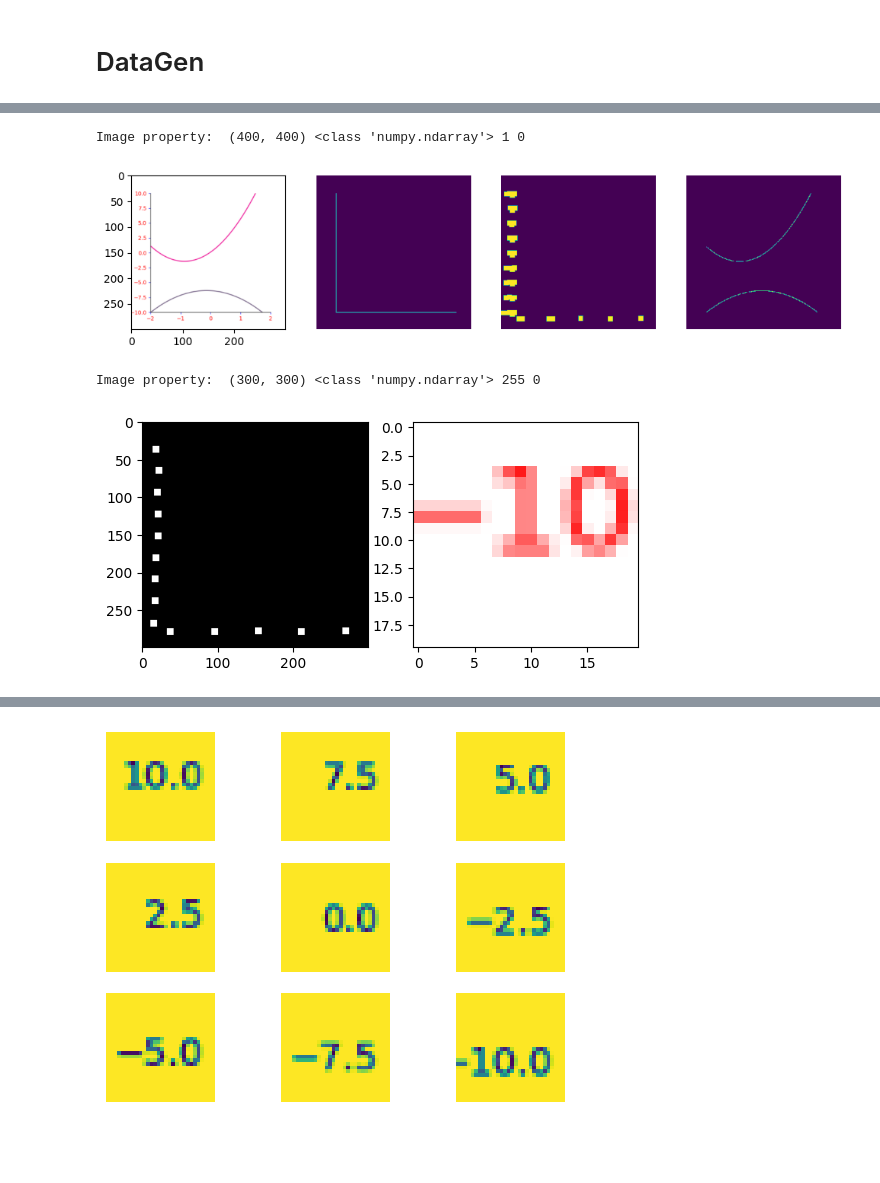
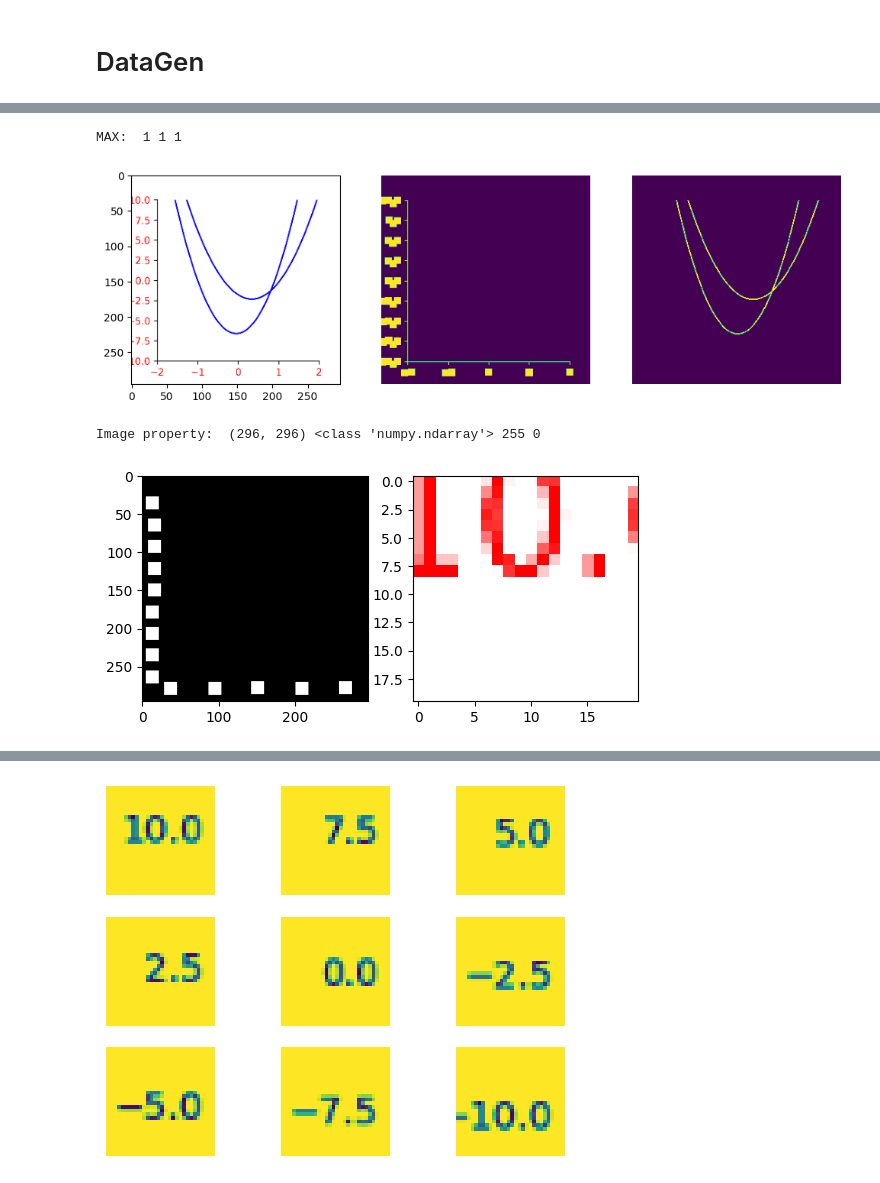
Before and after one commit to khachaturyan-1991/PlotExtract, a Jupyter notebook: TextBeast.ipynb, the cells around one changed output, grey strips where cells are left out. Cells and saved outputs as stored; diff of their text form; code cells hidden in the pictures; blank space fills up the shorter version.

Commit message:
the first working prototype (withough y-axis) for image size 300;

```diff
--- a/TextBeast.ipynb
+++ b/TextBeast.ipynb
@@ -35,3 +33,18 @@ from utils import load_model
 %matplotlib inline
 # %% [markdown]
 # DataGen
+# %%
+plots_loader = create_plots_loader(mode="train", num_samples=16,
+                                   batch_size=16, shuffle=True)
+
+for plot_img, mask in plots_loader:
+    break
+
+_, ax = plt.subplots(1, 3, figsize=(8, 4))
+ax[0].imshow(np.transpose(plot_img[0], (1, 2, 0)))
+ax[0].set_title("image")
+ax[1].imshow(mask[0][0])
+ax[1].set_title("labels")
+ax[2].imshow(mask[0][1])
+ax[2].set_title("plots")
+plt.show()
@@ -52,16 +68,15 @@ class GenerateDataset(Dataset):
     def within_tolerance(self, img, color, tol):
         return np.all(np.abs(img - np.array(color) * 255) <= tol, axis=-1)
 
-    def create_mask_with_squares(self, image, square_size=12):
+    def create_mask_with_squares(self, image, square_size=15):
         # Create a blank mask of the same size as the input image
         mask = np.zeros_like(image, dtype=np.uint8)
 
         # Find connected components (labels each connected group of pixels)
-        print("Image property: ", image.shape, type(image), image.max(), image.min())
         num_labels, labels, stats, centroids = cv2.connectedComponentsWithStats(image)
 
         # Calculate the half size of the square to center it on each tick/number
-        half_size = square_size // 2
+        half_size = square_size #  // 2
 
         # Loop through each centroid and draw a square
         for (x, y) in centroids[1:]:  # Skipping the first centroid (background)
@@ -70,32 +85,31 @@ class GenerateDataset(Dataset):
             bottom_right = (min(mask.shape[1], x + half_size), min(mask.shape[0], y + half_size))
             cv2.rectangle(mask, top_left, bottom_right, (255, 255, 255), thickness=-1)
 
-        return mask
+        return mask // 255
 
     def __getitem__(self, idx):
 
         x = np.linspace(-2, 2, 100)
 
-        fig, ax = plt.subplots(figsize=self.fig_size)
+        fig, ax = plt.subplots(figsize=self.fig_size, dpi = 300)
         ax.set_xlim(-2, 2)
         ax.set_ylim(-10, 10)
 
         axes_color = [0.0, 0.0, 0.0]
         axes_labels = [1.0, 0.0, 0.0]
-        axes_ticks = [0.0, 0.0, 1.0]
 
         N_OF_PLOTS = 2
         coefs, line_colors = {}, {}
         for i in range(N_OF_PLOTS):
             coefs[i] = np.random.uniform(-8, 8, 3)
             y = np.poly1d(coefs[i])
-            line_colors[i] = np.random.uniform(0, 1, 3).round(2)
+            line_colors[i] = [0.0, 0.0, 1.0]  # np.random.uniform(0, 1, 3).round(2)
             ax.plot(x, y(x), color=line_colors[i])
 
         ax.tick_params(axis='x', colors='red')
         ax.tick_params(axis='y', colors='red')
-        ax.tick_params(axis='x', which='both', color='blue')
-        ax.tick_params(axis='y', which='both', color='blue')
+        ax.tick_params(axis='x', which='both', color='black')
+        ax.tick_params(axis='y', which='both', color='black')
         ax.spines['top'].set_visible(False)
         ax.spines['right'].set_visible(False)
 
@@ -106,7 +120,6 @@ class GenerateDataset(Dataset):
         image = image[:, :, :3]
 
         axes_mask = np.zeros(image.shape[:2], dtype=np.uint8)
-        tick_mask = np.zeros(image.shape[:2], dtype=np.uint8)
         label_mask = np.zeros(image.shape[:2], dtype=np.uint8)
         plot_mask = np.zeros(image.shape[:2], dtype=np.uint8)
 
@@ -116,7 +129,8 @@ class GenerateDataset(Dataset):
         for i in range(N_OF_PLOTS):
             plot_mask[self.within_tolerance(image, line_colors[i], self.tolerance[1])] = 1
 
-        mask = np.stack((axes_mask, label_mask, plot_mask), axis=0)
+        print("MAX: ", axes_mask.max(), label_mask.max(), plot_mask.max())
+        mask = np.stack((axes_mask + label_mask, plot_mask), axis=0) # np.stack((axes_mask, label_mask, plot_mask), axis=0)
 
         image = torch.from_numpy(image).permute(2, 0, 1).float() / 255.0
         mask = torch.from_numpy(mask).long()
@@ -126,7 +140,7 @@ class GenerateDataset(Dataset):
 
         return image, mask, coefs
 
-def create_mask_with_squares(image, square_size=12):
+def create_mask_with_squares(image, square_size=15):
     # Create a blank mask of the same size as the input image
     mask = np.zeros_like(image, dtype=np.uint8)
 
@@ -135,7 +149,7 @@ def create_mask_with_squares(image, square_size=12):
     num_labels, labels, stats, centroids = cv2.connectedComponentsWithStats(image)
 
     # Calculate the half size of the square to center it on each tick/number
-    half_size = square_size // 2
+    half_size = square_size # // 2
 
     # Loop through each centroid and draw a square
     for (x, y) in centroids[1:]:  # Skipping the first centroid (background)
@@ -145,29 +159,27 @@ def create_mask_with_squares(image, square_size=12):
         cv2.rectangle(mask, top_left, bottom_right, (255, 255, 255), thickness=-1)
     return mask
 # %%
-dataset = GenerateDataset(num_samples=4, img_size=300, fig_size=4, tolerances=[90, 20])
+dataset = GenerateDataset(num_samples=4, img_size=296, fig_size=3, tolerances=[90, 20])
 # %%
 for img, mask, c in dataset:
     break
 # %% [output]
-Image property:  (400, 400) <class 'numpy.ndarray'> 1 0
+MAX:  1 1 1
 # %%
-_, ax = plt.subplots(1, 4, figsize = (12, 8))
+_, ax = plt.subplots(1, 3, figsize = (12, 8))
 ax[0].imshow(np.transpose(img, (1,2,0)))
 ax[1].imshow(mask[0])
 ax[1].axis("off")
 ax[2].imshow(mask[1])
 ax[2].axis("off")
-ax[3].imshow(mask[2])
-ax[3].axis("off")
 plt.show()
 original_img = img[1].numpy().copy()
 # %% [output]
-[figure, old version]
+[figure, new version]
 # %%
 # based on mask need to fined each digit coordinates
 
-ticks_img = mask[1].numpy()
+ticks_img = mask[0].numpy()
 ticks_img = np.array(ticks_img, dtype=np.uint8)
 square = create_mask_with_squares(ticks_img, square_size=8)
 
@@ -179,8 +191,8 @@ w_s = [260, 0, 20]
 ax[1].imshow(np.transpose(img, (1,2,0))[w_s[0]:w_s[0] + w_s[2],w_s[1]:w_s[1] + w_s[2]])
 plt.show()
 # %% [output]
-Image property:  (300, 300) <class 'numpy.ndarray'> 255 0
+Image property:  (296, 296) <class 'numpy.ndarray'> 255 0
-[figure, old version]
+[figure, new version]
 # %%
 def estimate_cluster_num(binary_mask, eps=2, min_samples=1):
     y, x = np.where(binary_mask)
```
Also changed, not shown: parts of 45 cells of this notebook, 2 other files.
